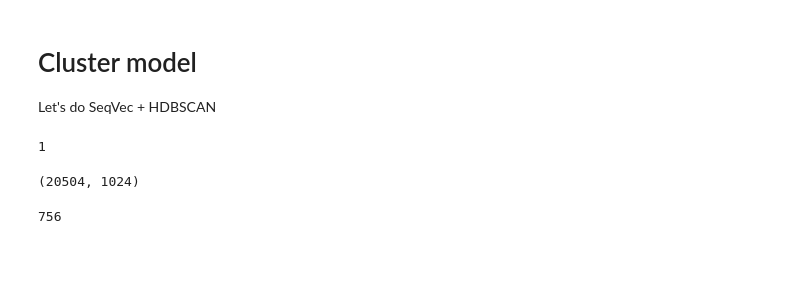
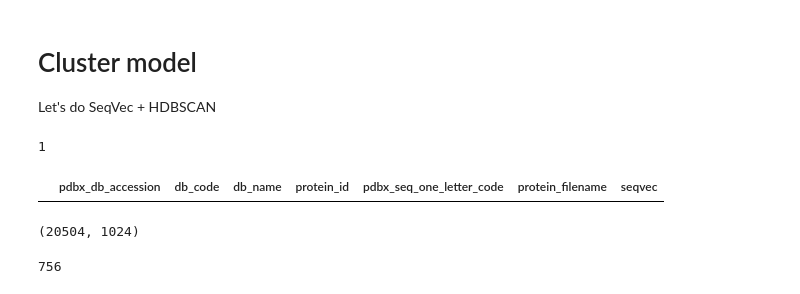
Before and after one commit to dptrsa-300/pss, a Jupyter notebook: Explore - Evaluate Cluster Outcome.ipynb, the cells around one changed output. Cells and saved outputs as stored; diff of their text form; code cells hidden in the pictures; blank space fills up the shorter version.

```diff
--- a/Evaluate Cluster Outcome.ipynb
+++ b/Explore - Evaluate Cluster Outcome.ipynb
@@ -54,3 +54,7 @@ seqvec_np = np.stack( seqvec_df[seqvec_df["seqvec"].str.len()!=3]["seqvec"]).ast
+# %%
+seqvec_df[seqvec_df["seqvec"].str.len()==3]
+# %% [output]
+|  | pdbx_db_accession | db_code | db_name | protein_id | pdbx_seq_one_letter_code | protein_filename | seqvec |
 # %%
 seqvec_np.shape
 # %% [output]
```
Also changed, not shown: parts of 21 cells of this notebook, 3 other files.
